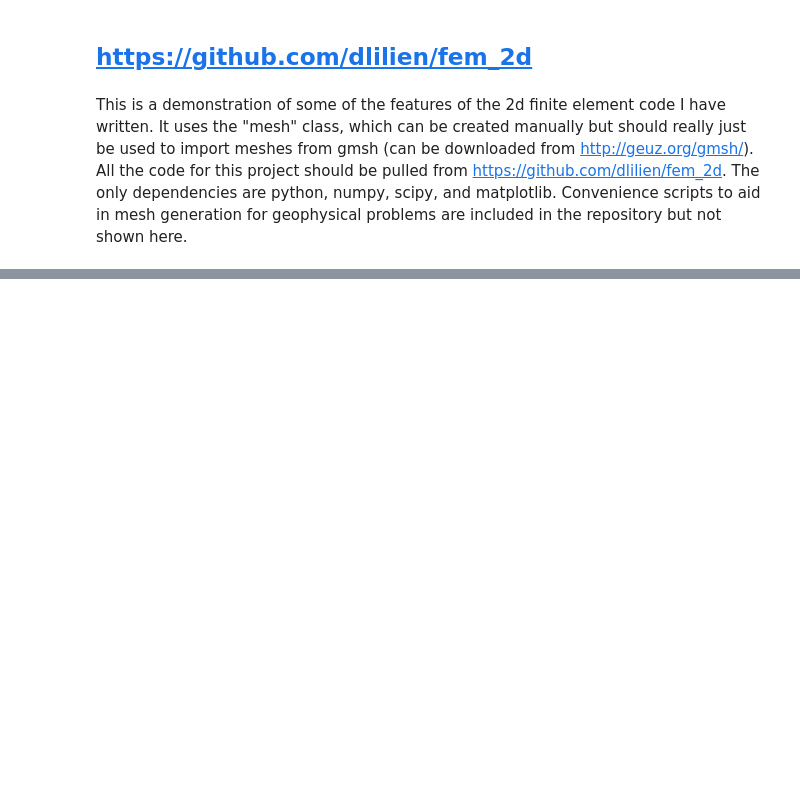
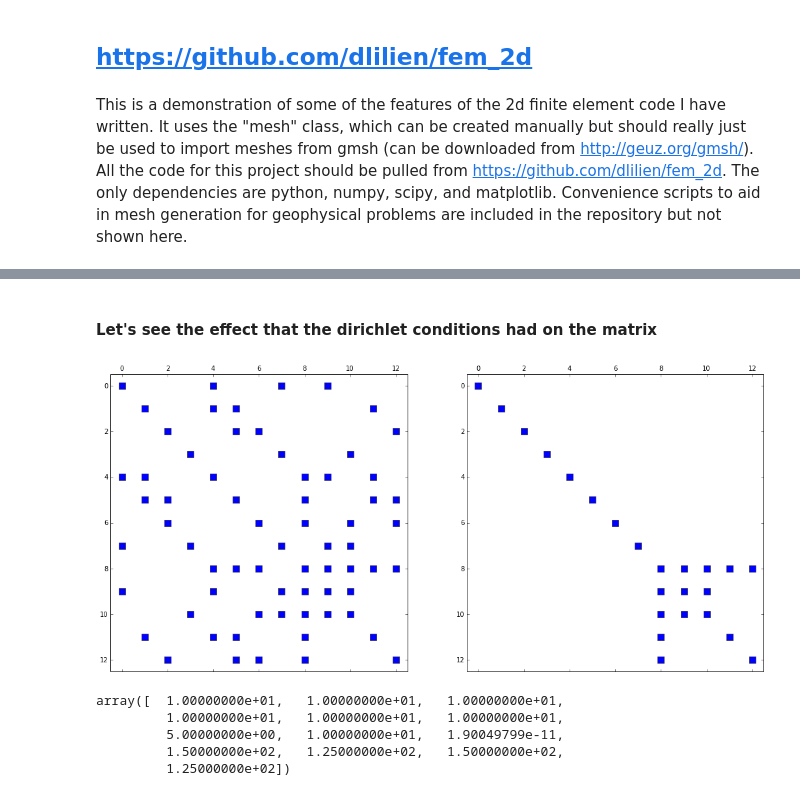
Before and after one commit to dlilien/ess_523, a Jupyter notebook: 524_mesh_demo.ipynb, the cells around one changed output, grey strips where cells are left out. Drawn from its saved outputs; the diff is of its cells as text; code cells hidden in the pictures; blank space fills up the shorter version.

```diff
--- a/524_mesh_demo.ipynb
+++ b/524_mesh_demo.ipynb
@@ -37,0 +47,3 @@ plt.spy(tm.matrix) # Is this matrix really sparse?
+# %%
+old_m=tm.matrix.copy()
+tm.matrix.toarray()
@@ -42,0 +75,14 @@ sol=fem.plotSolution(tm,show=True)    # Let's see how we did
+# %% [markdown]
+#### Let's see the effect that the dirichlet conditions had on the matrix
+# %%
+plt.figure(3,figsize=(18,10)); plt.subplot(121); plt.spy(old_m); plt.subplot(122); plt.spy(tm.matrix); plt.show()
+# %% [output]
+[figure, added]
+# %%
+tm.rhs
+# %% [output]
+array([  1.00000000e+01,   1.00000000e+01,   1.00000000e+01,
+         1.00000000e+01,   1.00000000e+01,   1.00000000e+01,
+         5.00000000e+00,   1.00000000e+01,   1.90049799e-11,
+         1.50000000e+02,   1.25000000e+02,   1.50000000e+02,
+         1.25000000e+02])
```
Also changed, not shown: parts of 13 cells of this notebook, 5 other files.
